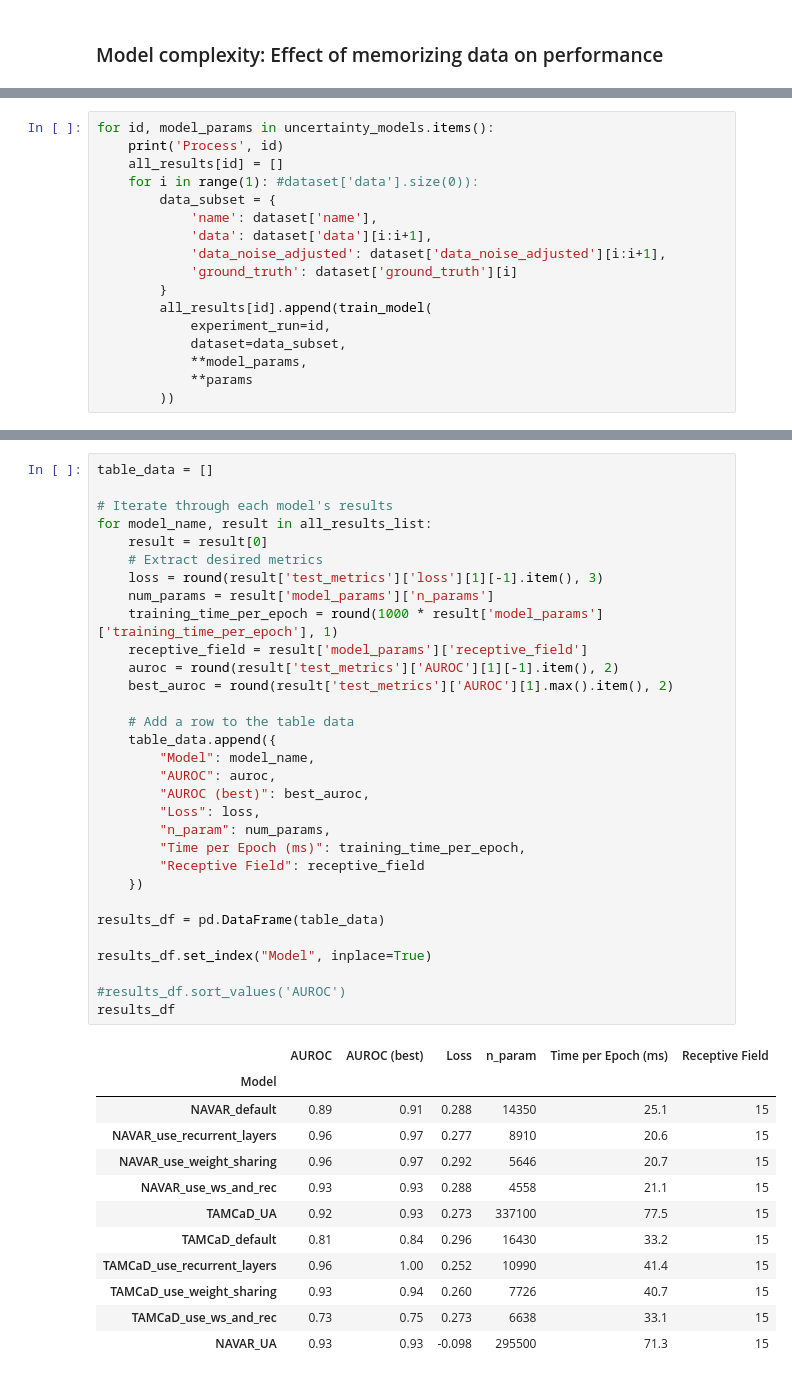
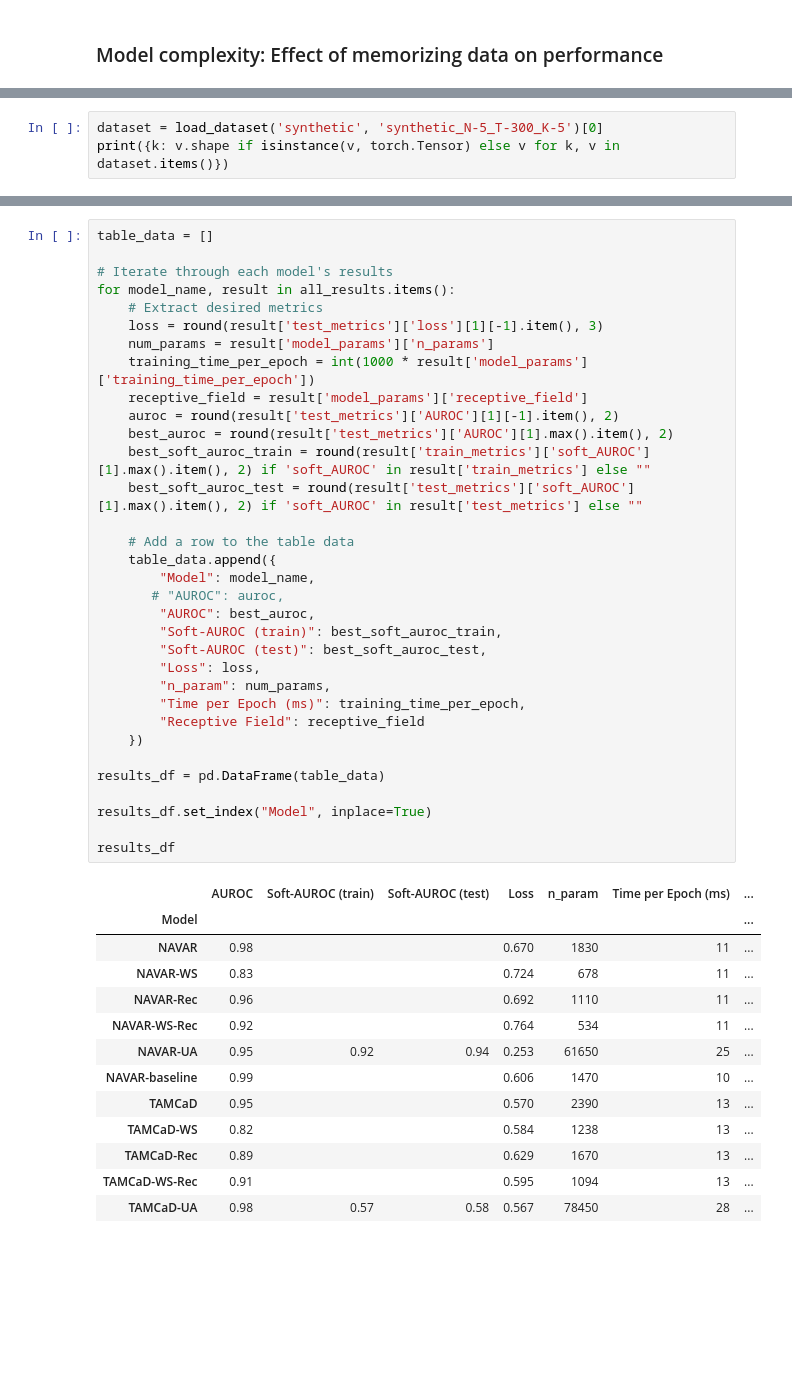
Before and after one commit to m4urin/temporal-causal-discovery, a Jupyter notebook: notebooks/complexity/model_complexity_causal.ipynb, the cells around one changed output, grey strips where cells are left out. Cells and saved outputs as stored; diff of their text form; blank space fills up the shorter version.

```diff
--- a/notebooks/complexity/model_complexity_causal.ipynb
+++ b/notebooks/complexity/model_complexity_causal.ipynb
@@ -10,2 +11,5 @@ from src.models import NAVAR, NAVAR_UA, TAMCaD, TAMCaD_UA
 from src.training.train_model import train_model, train_test_split
 from tqdm.notebook import trange, tqdm
+# %%
+dataset = load_dataset('synthetic', 'synthetic_N-5_T-300_K-5')[0]
+print({k: v.shape if isinstance(v, torch.Tensor) else v for k, v in dataset.items()})
@@ -72,17 +69,0 @@ Process TAMCaD
-# %%
-for id, model_params in uncertainty_models.items():
-    print('Process', id)
-    all_results[id] = []
-    for i in range(1): #dataset['data'].size(0)):
-        data_subset = {
-            'name': dataset['name'],
-            'data': dataset['data'][i:i+1],
-            'data_noise_adjusted': dataset['data_noise_adjusted'][i:i+1],
-            'ground_truth': dataset['ground_truth'][i]
-        }
-        all_results[id].append(train_model(
-            experiment_run=id,
-            dataset=data_subset,
-            **model_params,
-            **params
-        ))
@@ -111,47 +70,50 @@ all_results_list.insert(4, all_results_list.pop(9))
 # %%
 table_data = []
 
 # Iterate through each model's results
-for model_name, result in all_results_list:
-    result = result[0]
+for model_name, result in all_results.items():
     # Extract desired metrics
     loss = round(result['test_metrics']['loss'][1][-1].item(), 3)
     num_params = result['model_params']['n_params']
-    training_time_per_epoch = round(1000 * result['model_params']['training_time_per_epoch'], 1)
+    training_time_per_epoch = int(1000 * result['model_params']['training_time_per_epoch'])
     receptive_field = result['model_params']['receptive_field']
     auroc = round(result['test_metrics']['AUROC'][1][-1].item(), 2)
     best_auroc = round(result['test_metrics']['AUROC'][1].max().item(), 2)
+    best_soft_auroc_train = round(result['train_metrics']['soft_AUROC'][1].max().item(), 2) if 'soft_AUROC' in result['train_metrics'] else ""
+    best_soft_auroc_test = round(result['test_metrics']['soft_AUROC'][1].max().item(), 2) if 'soft_AUROC' in result['test_metrics'] else ""
 
     # Add a row to the table data
     table_data.append({
         "Model": model_name,
-        "AUROC": auroc,
-        "AUROC (best)": best_auroc,
+       # "AUROC": auroc,
+        "AUROC": best_auroc,
+        "Soft-AUROC (train)": best_soft_auroc_train,
+        "Soft-AUROC (test)": best_soft_auroc_test,
         "Loss": loss,
         "n_param": num_params,
         "Time per Epoch (ms)": training_time_per_epoch,
         "Receptive Field": receptive_field
     })
 
 results_df = pd.DataFrame(table_data)
 
 results_df.set_index("Model", inplace=True)
 
-#results_df.sort_values('AUROC')
 results_df
 # %% [output]
-|  | AUROC | AUROC (best) | Loss | n_param | Time per Epoch (ms) | Receptive Field |
-| Model |  |  |  |  |  |  |
-| NAVAR_default | 0.89 | 0.91 | 0.288 | 14350 | 25.1 | 15 |
-| NAVAR_use_recurrent_layers | 0.96 | 0.97 | 0.277 | 8910 | 20.6 | 15 |
-| NAVAR_use_weight_sharing | 0.96 | 0.97 | 0.292 | 5646 | 20.7 | 15 |
-| NAVAR_use_ws_and_rec | 0.93 | 0.93 | 0.288 | 4558 | 21.1 | 15 |
-| TAMCaD_UA | 0.92 | 0.93 | 0.273 | 337100 | 77.5 | 15 |
-| TAMCaD_default | 0.81 | 0.84 | 0.296 | 16430 | 33.2 | 15 |
-| TAMCaD_use_recurrent_layers | 0.96 | 1.00 | 0.252 | 10990 | 41.4 | 15 |
-| TAMCaD_use_weight_sharing | 0.93 | 0.94 | 0.260 | 7726 | 40.7 | 15 |
-| TAMCaD_use_ws_and_rec | 0.73 | 0.75 | 0.273 | 6638 | 33.1 | 15 |
-| NAVAR_UA | 0.93 | 0.93 | -0.098 | 295500 | 71.3 | 15 |
+|  | AUROC | Soft-AUROC (train) | Soft-AUROC (test) | Loss | n_param | Time per Epoch (ms) | ... |
+| Model |  |  |  |  |  |  | ... |
+| NAVAR | 0.98 |  |  | 0.670 | 1830 | 11 | ... |
+| NAVAR-WS | 0.83 |  |  | 0.724 | 678 | 11 | ... |
+| NAVAR-Rec | 0.96 |  |  | 0.692 | 1110 | 11 | ... |
+| NAVAR-WS-Rec | 0.92 |  |  | 0.764 | 534 | 11 | ... |
+| NAVAR-UA | 0.95 | 0.92 | 0.94 | 0.253 | 61650 | 25 | ... |
+| NAVAR-baseline | 0.99 |  |  | 0.606 | 1470 | 10 | ... |
+| TAMCaD | 0.95 |  |  | 0.570 | 2390 | 13 | ... |
+| TAMCaD-WS | 0.82 |  |  | 0.584 | 1238 | 13 | ... |
+| TAMCaD-Rec | 0.89 |  |  | 0.629 | 1670 | 13 | ... |
+| TAMCaD-WS-Rec | 0.91 |  |  | 0.595 | 1094 | 13 | ... |
+| TAMCaD-UA | 0.98 | 0.57 | 0.58 | 0.567 | 78450 | 28 | ... |
 # %%
 def plot_regression_noise_loss():
 
```
Also changed, not shown: parts of 10 cells of this notebook, 22 other files.
